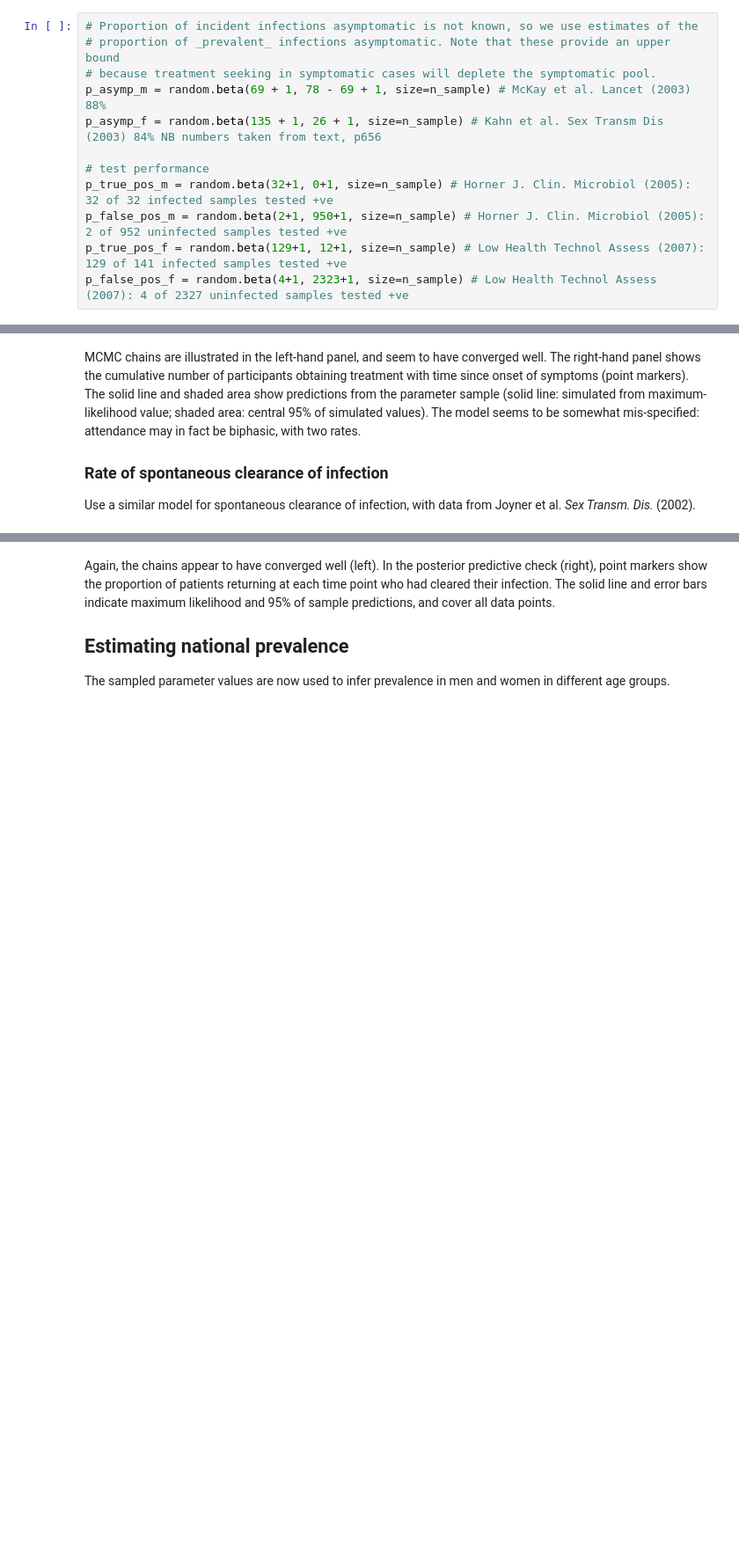
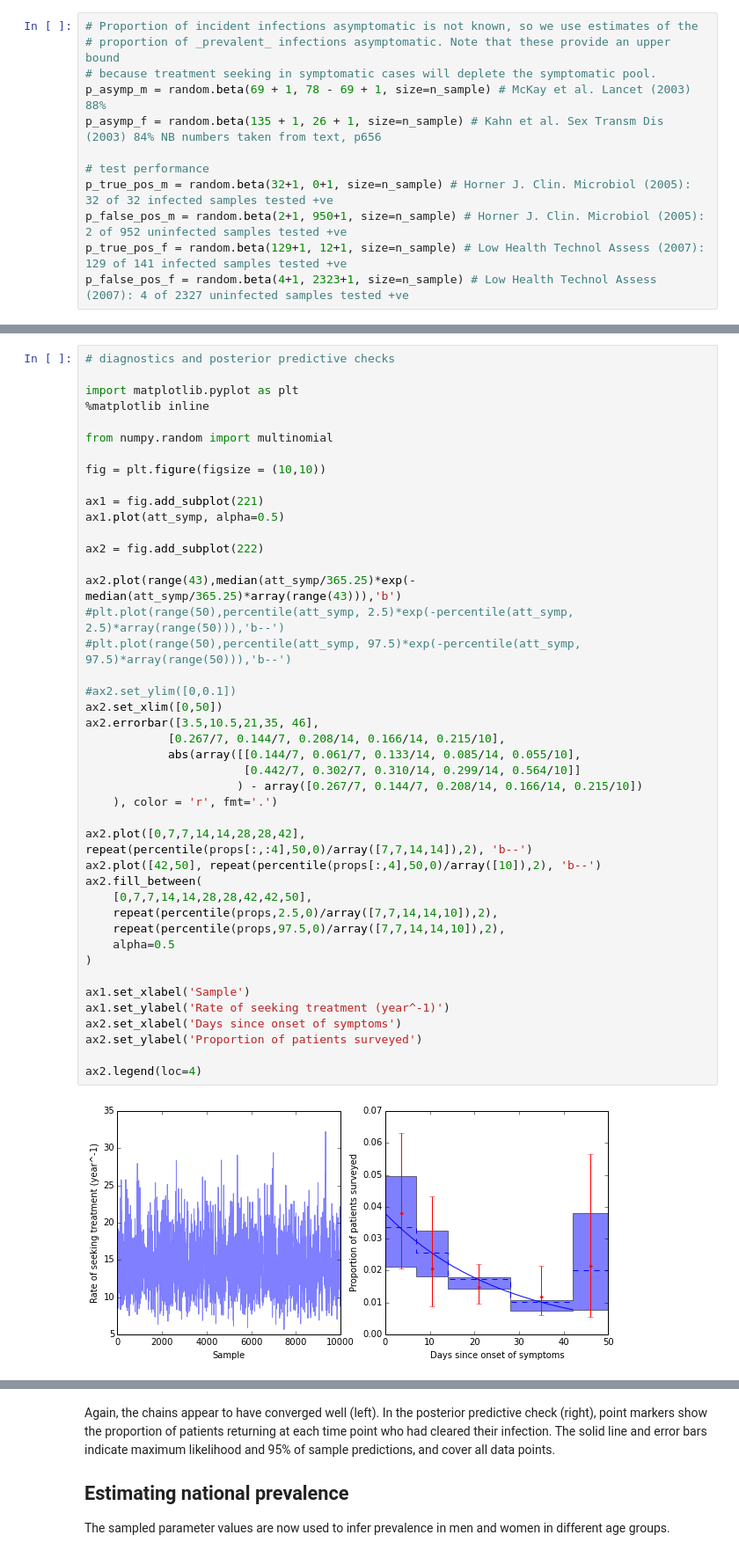
Before and after one commit to joanna-lewis/ct_surveillance, a Jupyter notebook: england.ipynb, the cells around one changed output, grey strips where cells are left out. Shown at 88% size. Saved outputs shown, nothing was run; the diff lists cells and outputs as text; blank space fills up the shorter version.

```diff
--- a/england.ipynb
+++ b/england.ipynb
@@ -280,6 +240,45 @@ ax2.legend(loc=4)
-# %% [markdown]
-MCMC chains are illustrated in the left-hand panel, and seem to have converged well. The right-hand panel shows the cumulative number of participants obtaining treatment with time since onset of symptoms (point markers). The solid line and shaded area show predictions from the parameter sample (solid line: simulated from maximum-likelihood value; shaded area: central 95% of simulated values). The model seems to be somewhat mis-specified: attendance may in fact be biphasic, with two rates.
-
-### Rate of spontaneous clearance of infection
-
-Use a similar model for spontaneous clearance of infection, with data from Joyner et al. _Sex Transm. Dis._ (2002).
+# %%
+# diagnostics and posterior predictive checks
+
+import matplotlib.pyplot as plt
+%matplotlib inline
+
+from numpy.random import multinomial
+
+fig = plt.figure(figsize = (10,10))
+
+ax1 = fig.add_subplot(221)
+ax1.plot(att_symp, alpha=0.5)
+
+ax2 = fig.add_subplot(222)
+
+ax2.plot(range(43),median(att_symp/365.25)*exp(-median(att_symp/365.25)*array(range(43))),'b')
+#plt.plot(range(50),percentile(att_symp, 2.5)*exp(-percentile(att_symp, 2.5)*array(range(50))),'b--')
+#plt.plot(range(50),percentile(att_symp, 97.5)*exp(-percentile(att_symp, 97.5)*array(range(50))),'b--')
+
+#ax2.set_ylim([0,0.1])
+ax2.set_xlim([0,50])
+ax2.errorbar([3.5,10.5,21,35, 46],
+            [0.267/7, 0.144/7, 0.208/14, 0.166/14, 0.215/10],
+            abs(array([[0.144/7, 0.061/7, 0.133/14, 0.085/14, 0.055/10],
+                       [0.442/7, 0.302/7, 0.310/14, 0.299/14, 0.564/10]]
+                      ) - array([0.267/7, 0.144/7, 0.208/14, 0.166/14, 0.215/10])
+    ), color = 'r', fmt='.')
+
+ax2.plot([0,7,7,14,14,28,28,42], repeat(percentile(props[:,:4],50,0)/array([7,7,14,14]),2), 'b--')
+ax2.plot([42,50], repeat(percentile(props[:,4],50,0)/array([10]),2), 'b--')
+ax2.fill_between(
+    [0,7,7,14,14,28,28,42,42,50],
+    repeat(percentile(props,2.5,0)/array([7,7,14,14,10]),2),
+    repeat(percentile(props,97.5,0)/array([7,7,14,14,10]),2),
+    alpha=0.5
+)
+
+ax1.set_xlabel('Sample')
+ax1.set_ylabel('Rate of seeking treatment (year^-1)')
+ax2.set_xlabel('Days since onset of symptoms')
+ax2.set_ylabel('Proportion of patients surveyed')
+
+ax2.legend(loc=4)
+# %% [output]
+[figure, added]
```
Also changed, not shown: parts of 23 cells of this notebook, 1 other file.
